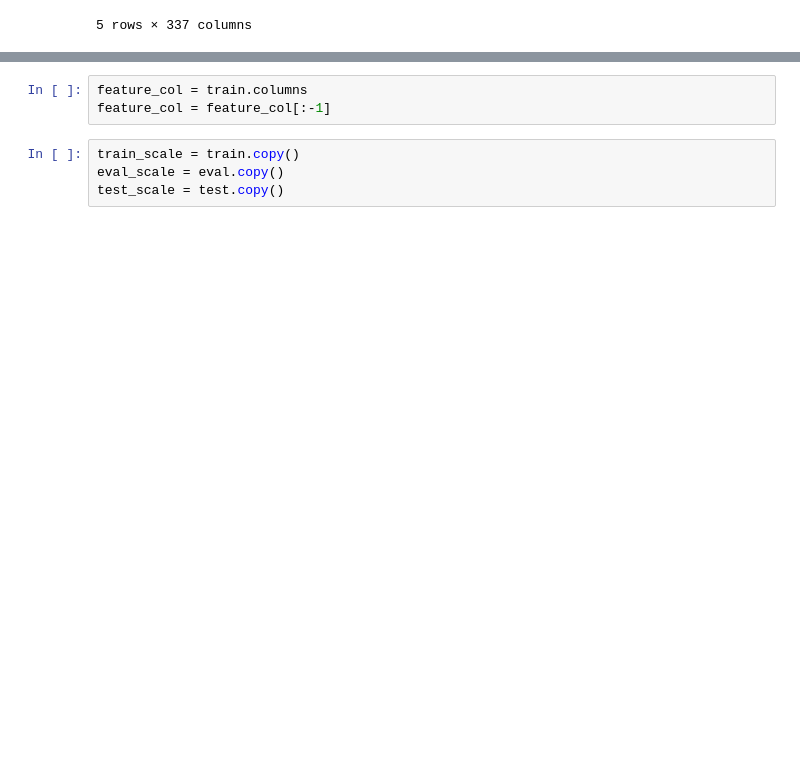
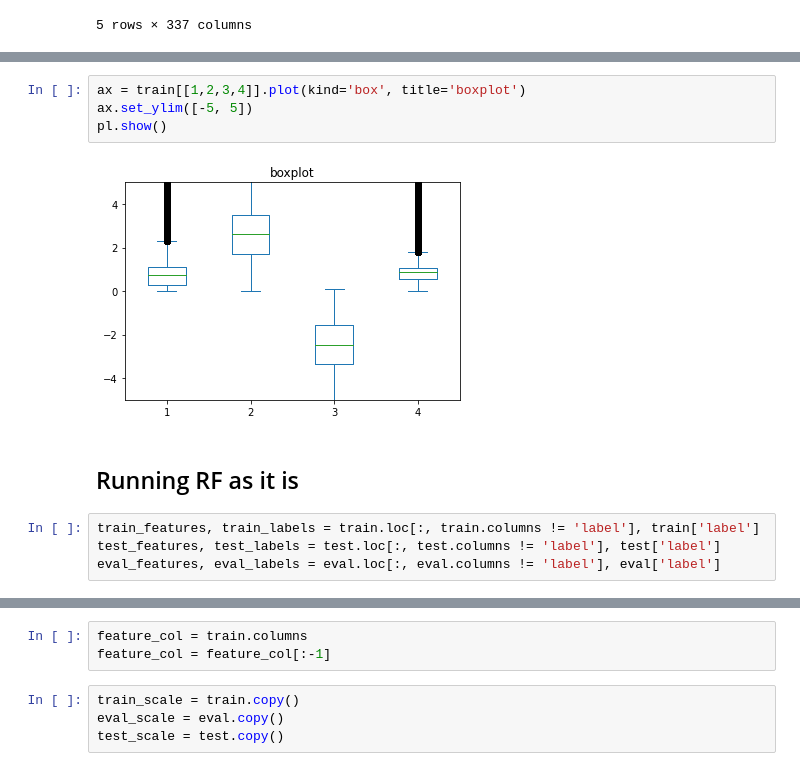
Before and after one commit to Janina712/MLTSA_FinalProject, a Jupyter notebook: tryouts/Random_Classifier.ipynb, the cells around one changed output, grey strips where cells are left out. Saved outputs shown, nothing was run; the diff lists cells and outputs as text; blank space fills up the shorter version.

```diff
--- a/tryouts/Random_Classifier.ipynb
+++ b/tryouts/Random_Classifier.ipynb
@@ -90,0 +109,12 @@ train.head()
+# %%
+ax = train[[1,2,3,4]].plot(kind='box', title='boxplot')
+ax.set_ylim([-5, 5])
+pl.show()
+# %% [output]
+[figure, added]
+# %% [markdown]
+## Running RF as it is
+# %%
+train_features, train_labels = train.loc[:, train.columns != 'label'], train['label']
+test_features, test_labels = test.loc[:, test.columns != 'label'], test['label']
+eval_features, eval_labels = eval.loc[:, eval.columns != 'label'], eval['label']
```
Also changed, not shown: parts of 47 cells of this notebook.
